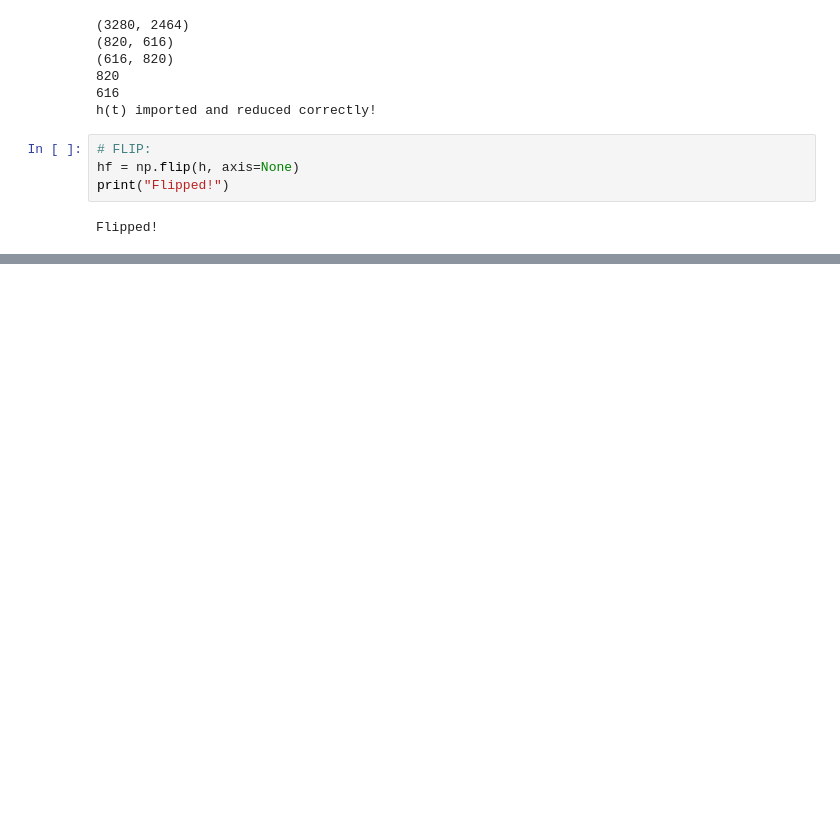
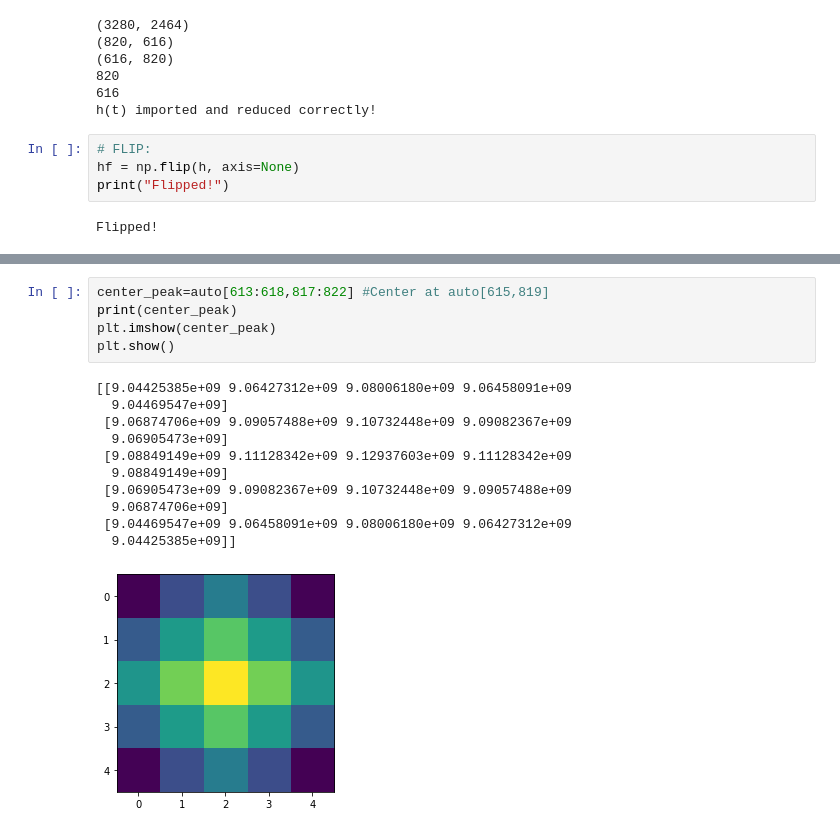
Before and after one commit to olivierleblanc/diffusercam, a Jupyter notebook: bernat/autocorrelation01.ipynb, the cells around one changed output, grey strips where cells are left out. Drawn from its saved outputs; the diff is of its cells as text; blank space fills up the shorter version.

```diff
--- a/bernat/autocorrelation01.ipynb
+++ b/bernat/autocorrelation01.ipynb
@@ -53,3 +55,20 @@ plt.show()
 (1231, 1639)
 [figure]
 [figure]
+# %%
+center_peak=auto[613:618,817:822] #Center at auto[615,819]
+print(center_peak)
+plt.imshow(center_peak)
+plt.show()
+# %% [output]
+[[9.04425385e+09 9.06427312e+09 9.08006180e+09 9.06458091e+09
+  9.04469547e+09]
+ [9.06874706e+09 9.09057488e+09 9.10732448e+09 9.09082367e+09
+  9.06905473e+09]
+ [9.08849149e+09 9.11128342e+09 9.12937603e+09 9.11128342e+09
+  9.08849149e+09]
+ [9.06905473e+09 9.09082367e+09 9.10732448e+09 9.09057488e+09
+  9.06874706e+09]
+ [9.04469547e+09 9.06458091e+09 9.08006180e+09 9.06427312e+09
+  9.04425385e+09]]
+[figure, added]
```
Also changed, not shown: parts of 29 cells of this notebook.
